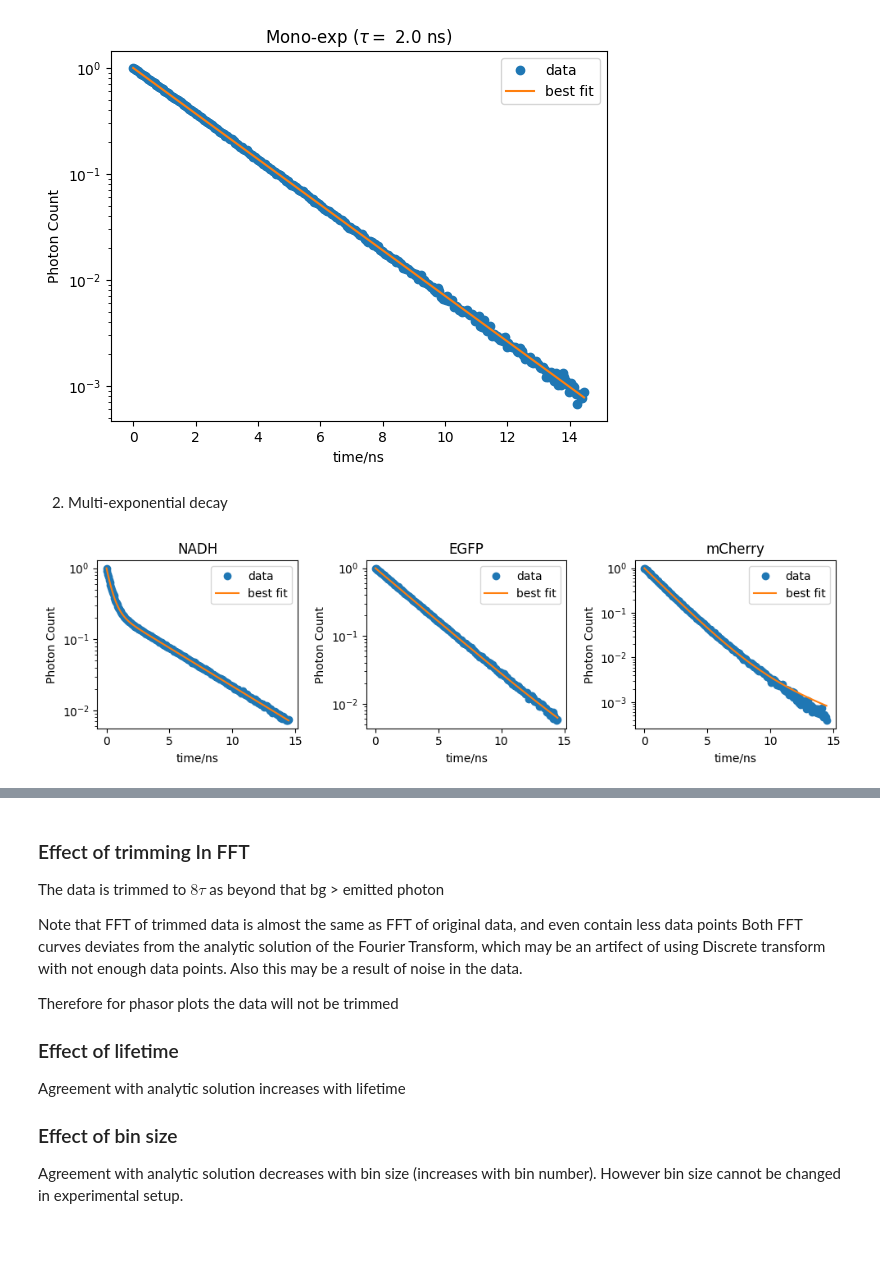
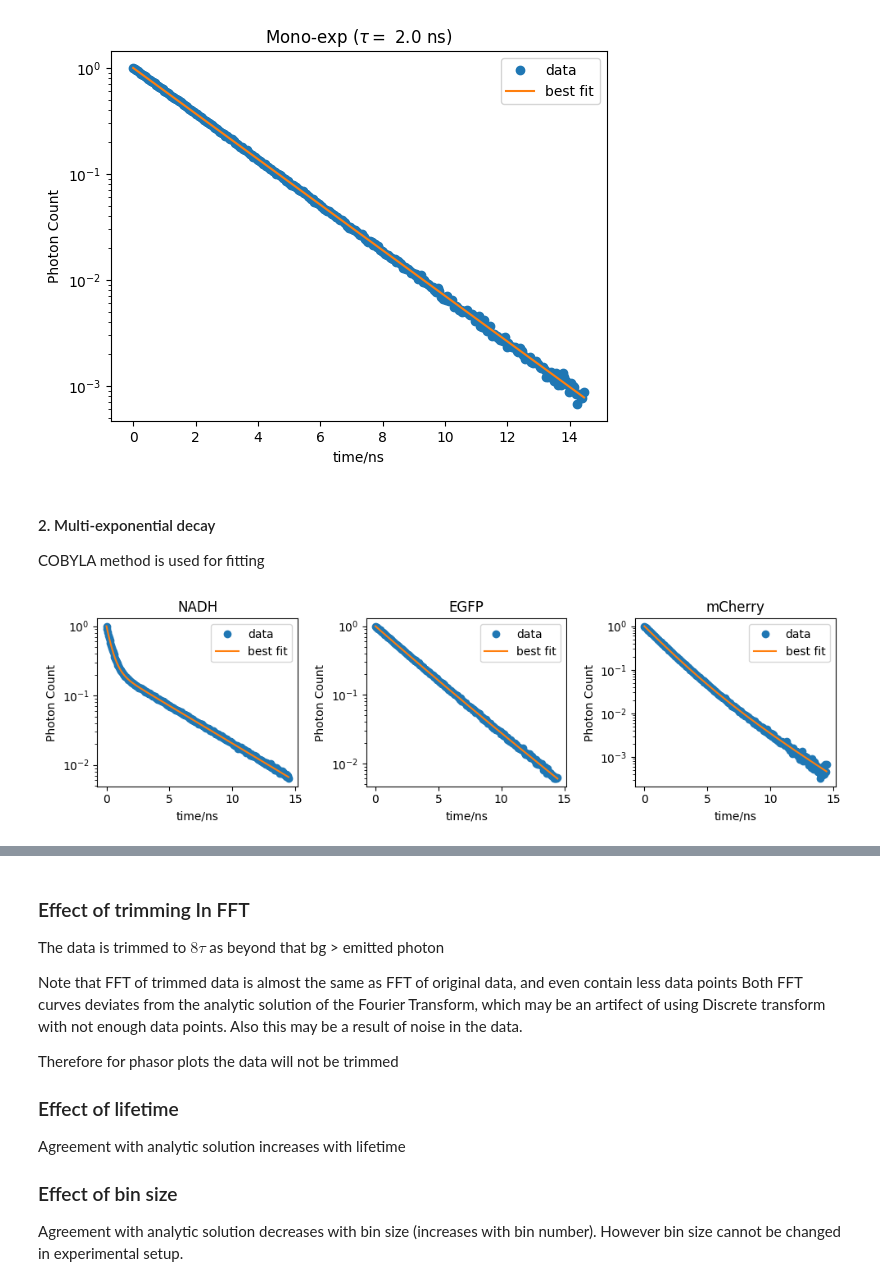
Before and after one commit to ngcnpeter/Y3_Group_Project_2B, a Jupyter notebook: TCSPC-simulation/interim_report.ipynb, the cells around one changed output, grey strips where cells are left out. Drawn from its saved outputs; the diff is of its cells as text; code cells hidden in the pictures; blank space fills up the shorter version.

```diff
--- a/TCSPC-simulation/interim_report.ipynb
+++ b/TCSPC-simulation/interim_report.ipynb
@@ -128,16 +128,3 @@ Variables
 | name | value | standard error | relative error | initial value | min | max | vary |
 | tau | 2.01926440 | 0.00103620 | (0.05%) | 2.0 | 0.00000000 | inf | True |
 [figure]
-# %% [markdown]
-2. Multi-exponential decay
-# %%
-fig, ax = plt.subplots(1,3,figsize = (10,3))
-NADH.fit(exp2,plot = True,ax=ax[0])
-ax[0].set_title(rf'NADH')
-EGFP.fit(exp2,plot = True,ax=ax[1])
-ax[1].set_title(rf'EGFP')
-mCherry.fit(exp2,plot = True,ax=ax[2])
-ax[2].set_title(rf'mCherry')
-plt.tight_layout()
-# %% [output]
-[figure, removed]
@@ -174,0 +131,14 @@ def fit_df(results):
+# %% [markdown]
+#### 2. Multi-exponential decay
+COBYLA method is used for fitting
+# %%
+fig, ax = plt.subplots(1,3,figsize = (10,3))
+for i in range(len(sim_list)):
+    sim = sim_list[i]
+    #weights = 1/np.sqrt(sim.y2)[np.argmax(sim.y2):int((15/20*380))]
+    sim.multi_exp_data()
+    sim.fit(exp2,y=sim.y2,plot = True,ax=ax[i])
+    ax[i].set_title(sim_name[i])
+plt.tight_layout()
+# %% [output]
+[figure, added]
```
Also changed, not shown: parts of 10 cells of this notebook, 4 other files.
